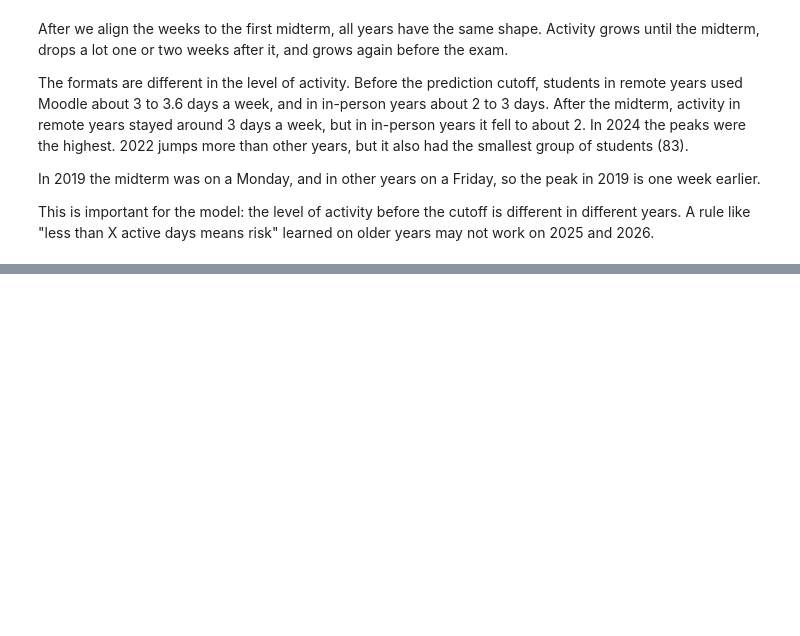
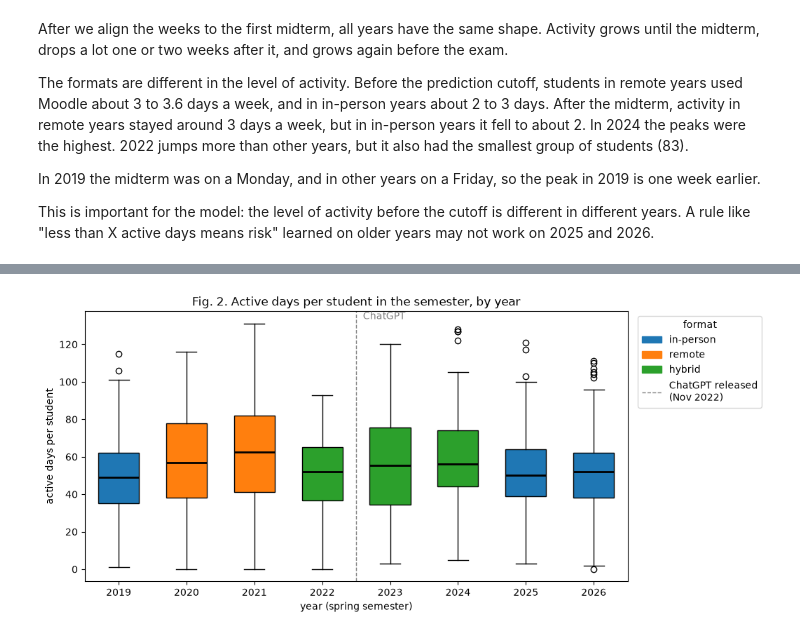
Before and after one commit to anderhinn/Project-F1-Moodle_Activity, a Jupyter notebook: hw10/02_trends_marina.ipynb, the cells around one changed output, grey strips where cells are left out. Cells and saved outputs as stored; diff of their text form; code cells hidden in the pictures; blank space fills up the shorter version.

Commit message:
Add figure 2: active days per student by year

```diff
--- a/hw10/02_trends_marina.ipynb
+++ b/hw10/02_trends_marina.ipynb
@@ -207,0 +210,16 @@ This is important for the model: the level of activity before the cutoff is diff
+# %%
+# All students from grades (also those who never opened Moodle)
+roster = grades[["year", "actor_id"]].drop_duplicates()
+
+# Active days of each student in the whole semester
+days = student_days.groupby(["year", "actor_id"]).size().rename("active_days").reset_index()
+
+# Join: students without any activity get 0 active days
+per_student = roster.merge(days, on=["year", "actor_id"], how="left")
+per_student["active_days"] = per_student["active_days"].fillna(0)
+
+# Summary table by year
+summary = per_student.groupby("year")["active_days"].agg(["count", "median", "mean"])
+summary["no activity"] = per_student["active_days"].eq(0).groupby(per_student["year"]).sum()
+summary.insert(0, "format", summary.index.map(FORMAT))
+summary.round(1)
@@ -207,0 +237,33 @@ This is important for the model: the level of activity before the cutoff is diff
+# %%
+from matplotlib.patches import Patch
+from matplotlib.lines import Line2D
+
+colors = {"in-person": "tab:blue", "remote": "tab:orange", "hybrid": "tab:green"}
+data = [per_student.loc[per_student["year"] == y, "active_days"] for y in years]
+
+fig, ax = plt.subplots(figsize=(10, 5))
+
+# Each box stands at its year on the x axis (2019, 2020, ...)
+box = ax.boxplot(data, positions=years, widths=0.6, patch_artist=True,
+                 medianprops=dict(color="black", linewidth=2))
+ax.set_xticks(years)
+
+# Color of each box = course format of that year
+for patch, y in zip(box["boxes"], years):
+    patch.set_facecolor(colors[FORMAT[y]])
+
+# Line between 2022 and 2023: ChatGPT appeared in November 2022
+ax.axvline(2022.5, color="gray", linestyle="--", linewidth=1)
+ax.text(2022.6, ax.get_ylim()[1], "ChatGPT", va="top", color="gray")
+
+ax.set_title("Fig. 2. Active days per student in the semester, by year")
+ax.set_xlabel("year (spring semester)")
+ax.set_ylabel("active days per student")
+legend_items = [Patch(color=c, label=f) for f, c in colors.items()]
+legend_items.append(Line2D([0], [0], color="gray", linestyle="--", linewidth=1,
+                           label="ChatGPT released\n(Nov 2022)"))
+ax.legend(handles=legend_items, title="format", loc="upper left", bbox_to_anchor=(1.01, 1))
+plt.savefig("../results/figures/fig2_active_days_by_year.pdf", bbox_inches="tight")
+plt.show()
+# %% [output]
+[figure, added]
```
Also changed, not shown: parts of 3 cells of this notebook.
